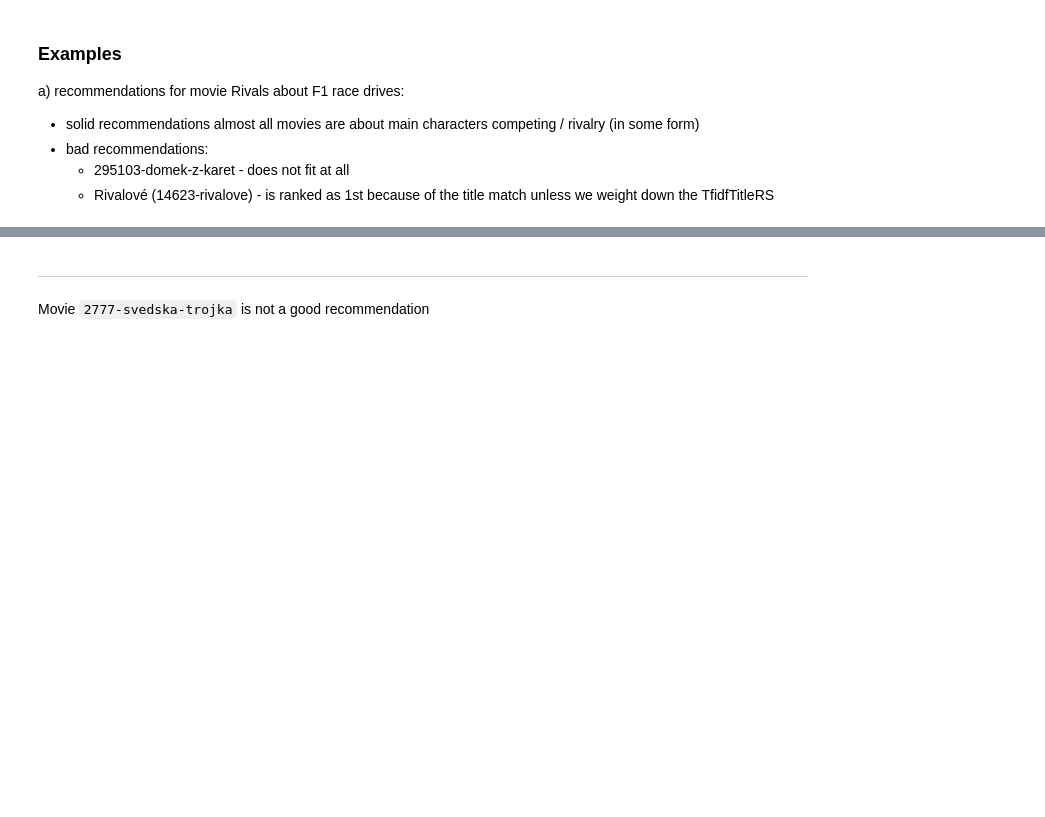
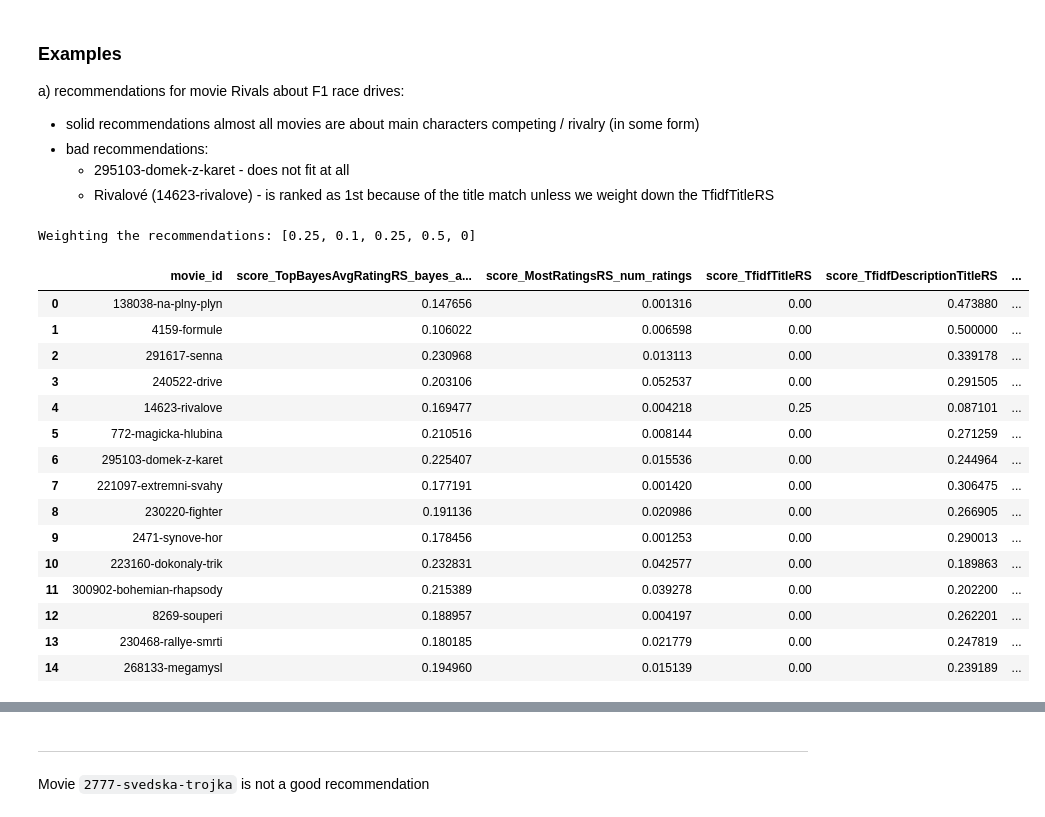
Before and after one commit to prompteus/csfd-movie-recommender, a Jupyter notebook: src/recommend/notebooks/cb_recsystems.ipynb, the cells around one changed output, grey strips where cells are left out. Saved outputs shown, nothing was run; the diff lists cells and outputs as text; code cells hidden in the pictures; blank space fills up the shorter version.

```diff
--- a/src/recommend/notebooks/cb_recsystems.ipynb
+++ b/src/recommend/notebooks/cb_recsystems.ipynb
@@ -1198,8 +1388,27 @@ a) recommendations for movie Rivals about F1 race drives:
     * 295103-domek-z-karet - does not fit at all
     * Rivalové (14623-rivalove) - is ranked as 1st because of the title match unless we weight down the TfidfTitleRS
 # %%
+# Example without genres turned on
 rivals = '301401-rivalove'
 
 sport_movies = [rivals]
 
-ensemble.recommend(sport_movies, n=15, rs_weights=[0.25, 0.1, 0.25, 0.5], return_full_info=True)
+ensemble.recommend(sport_movies, n=15, rs_weights=[0.25, 0.1, 0.25, 0.5, 0], return_full_info=True)
+# %% [output]
+Weighting the recommendations: [0.25, 0.1, 0.25, 0.5, 0]
+|  | movie_id | score_TopBayesAvgRatingRS_bayes_a... | score_MostRatingsRS_num_ratings | score_TfidfTitleRS | score_TfidfDescriptionTitleRS | ... |
+| 0 | 138038-na-plny-plyn | 0.147656 | 0.001316 | 0.00 | 0.473880 | ... |
+| 1 | 4159-formule | 0.106022 | 0.006598 | 0.00 | 0.500000 | ... |
+| 2 | 291617-senna | 0.230968 | 0.013113 | 0.00 | 0.339178 | ... |
+| 3 | 240522-drive | 0.203106 | 0.052537 | 0.00 | 0.291505 | ... |
+| 4 | 14623-rivalove | 0.169477 | 0.004218 | 0.25 | 0.087101 | ... |
+| 5 | 772-magicka-hlubina | 0.210516 | 0.008144 | 0.00 | 0.271259 | ... |
+| 6 | 295103-domek-z-karet | 0.225407 | 0.015536 | 0.00 | 0.244964 | ... |
+| 7 | 221097-extremni-svahy | 0.177191 | 0.001420 | 0.00 | 0.306475 | ... |
+| 8 | 230220-fighter | 0.191136 | 0.020986 | 0.00 | 0.266905 | ... |
+| 9 | 2471-synove-hor | 0.178456 | 0.001253 | 0.00 | 0.290013 | ... |
+| 10 | 223160-dokonaly-trik | 0.232831 | 0.042577 | 0.00 | 0.189863 | ... |
+| 11 | 300902-bohemian-rhapsody | 0.215389 | 0.039278 | 0.00 | 0.202200 | ... |
+| 12 | 8269-souperi | 0.188957 | 0.004197 | 0.00 | 0.262201 | ... |
+| 13 | 230468-rallye-smrti | 0.180185 | 0.021779 | 0.00 | 0.247819 | ... |
+| 14 | 268133-megamysl | 0.194960 | 0.015139 | 0.00 | 0.239189 | ... |
```
Also changed, not shown: parts of 56 cells of this notebook.
